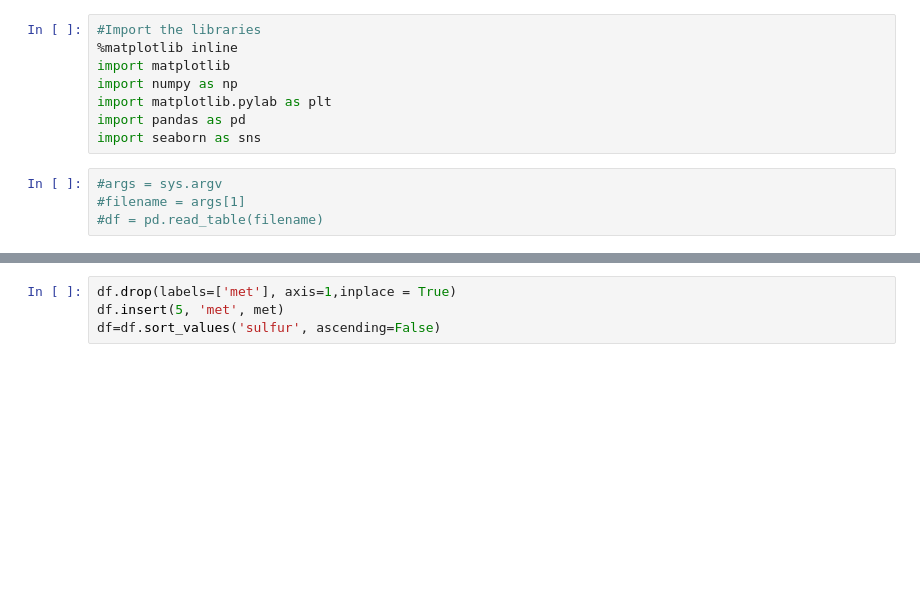
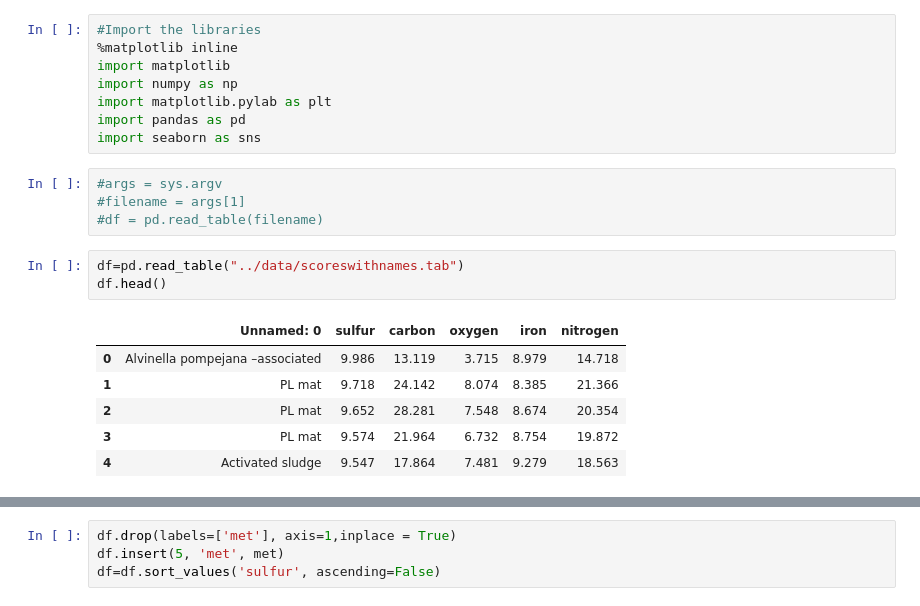
Before and after one commit to valdeanda/Time_series_mats, a Jupyter notebook: scripts/mebsResults.ipynb, the cells around one changed output, grey strips where cells are left out. Drawn from its saved outputs; the diff is of its cells as text; blank space fills up the shorter version.

```diff
--- a/scripts/mebsResults.ipynb
+++ b/scripts/mebsResults.ipynb
@@ -10,5 +10,15 @@ import seaborn as sns
 #args = sys.argv
 #filename = args[1]
 #df = pd.read_table(filename)
+# %%
+df=pd.read_table("../data/scoreswithnames.tab")
+df.head()
+# %% [output]
+|  | Unnamed: 0 | sulfur | carbon | oxygen | iron | nitrogen |
+| 0 | Alvinella pompejana –associated | 9.986 | 13.119 | 3.715 | 8.979 | 14.718 |
+| 1 | PL mat | 9.718 | 24.142 | 8.074 | 8.385 | 21.366 |
+| 2 | PL mat | 9.652 | 28.281 | 7.548 | 8.674 | 20.354 |
+| 3 | PL mat | 9.574 | 21.964 | 6.732 | 8.754 | 19.872 |
+| 4 | Activated sludge | 9.547 | 17.864 | 7.481 | 9.279 | 18.563 |
 # %%
 df=pd.read_table("../data/scoreswithnames.tab")
```
Also changed, not shown: parts of 1 cell of this notebook, 4 other files.
